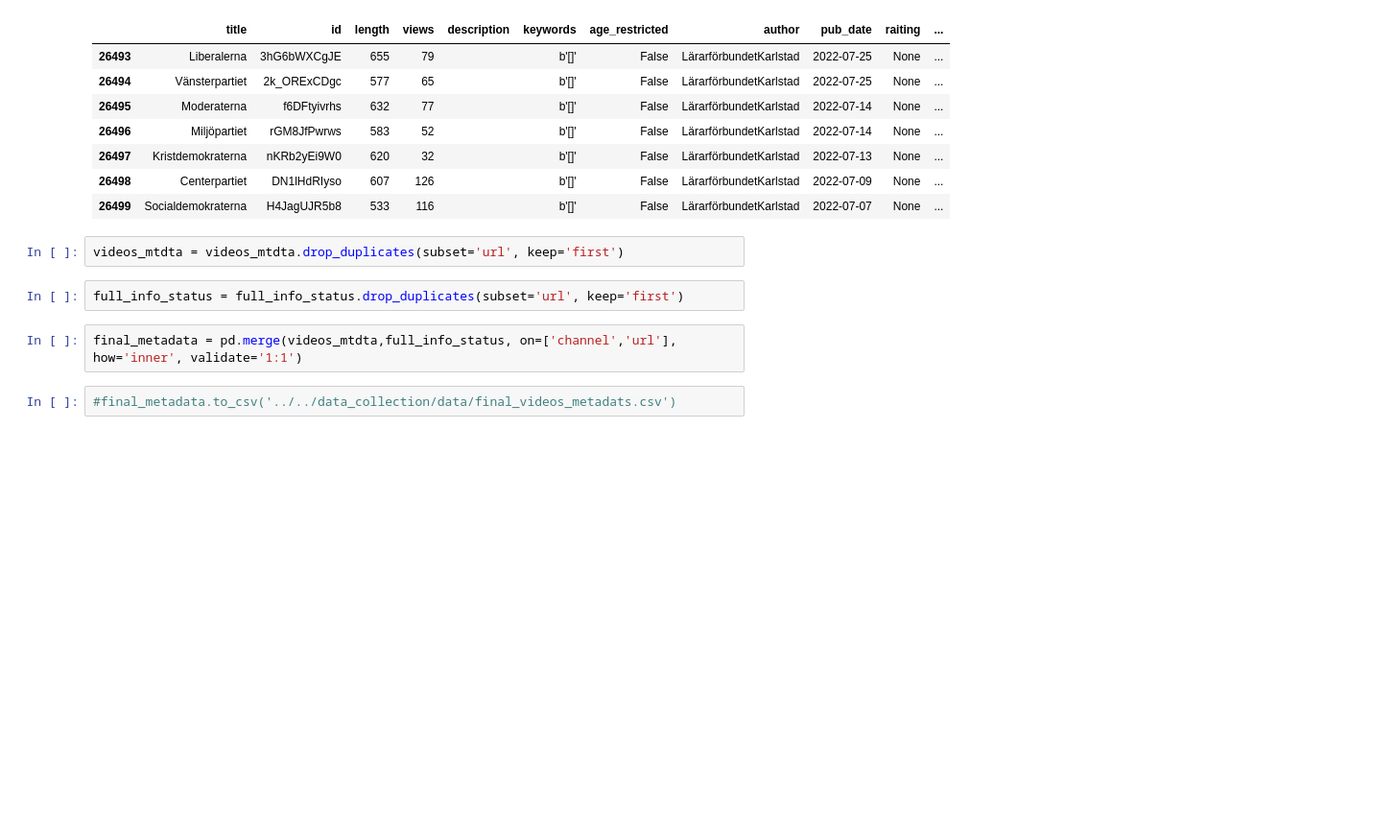
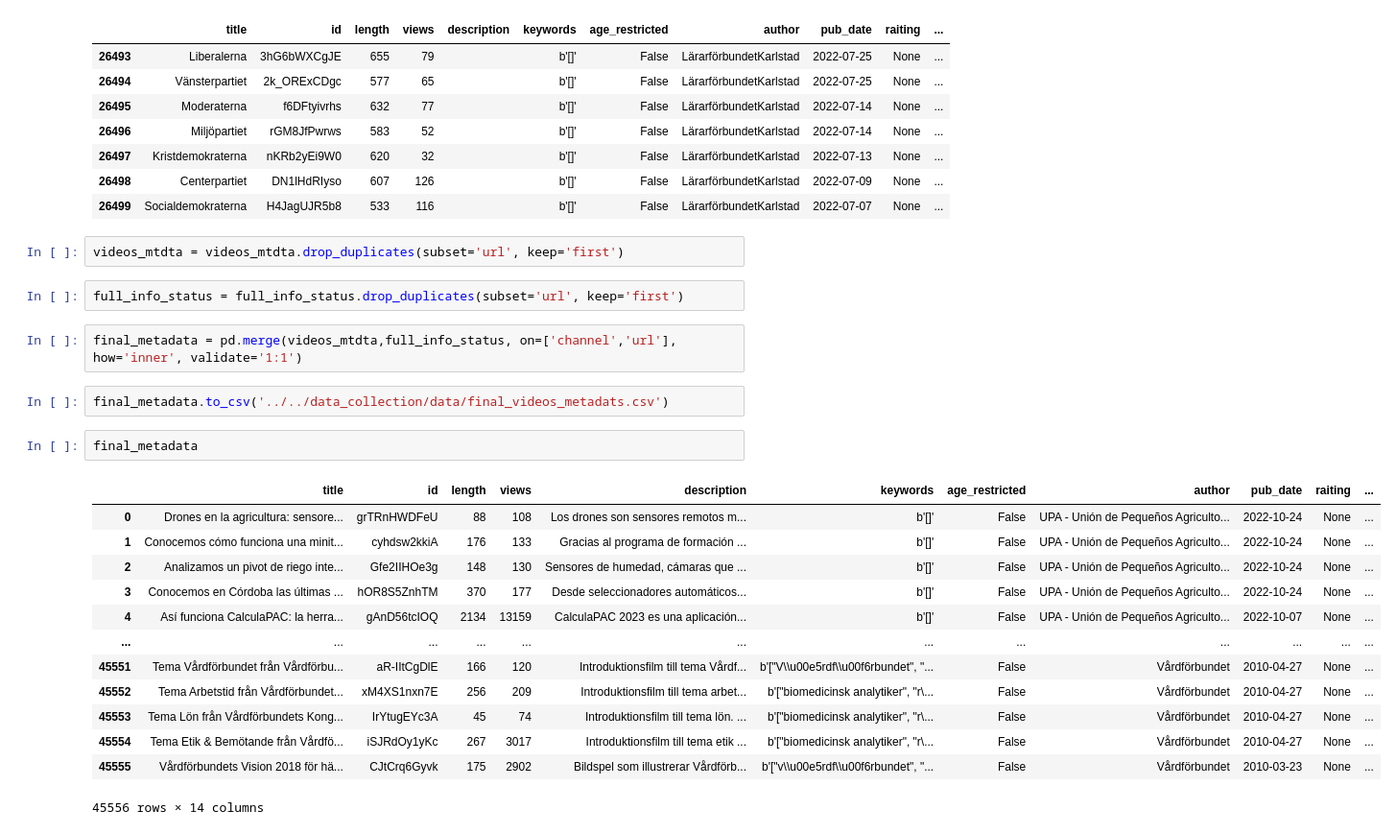
Before and after one commit to DaliaO15/CDHU-katrin_youtube, a Jupyter notebook: prototyping/video_download/downloads_analysis.ipynb, the cells around one changed output. Shown at 96% size. Cells and saved outputs as stored; diff of their text form; blank space fills up the shorter version.

Commit message:
Final version of video metadata file

```diff
--- a/prototyping/video_download/downloads_analysis.ipynb
+++ b/prototyping/video_download/downloads_analysis.ipynb
@@ -333,4 +333,20 @@ full_info_status = full_info_status.drop_duplicates(subset='url', keep='first')
 # %%
 final_metadata = pd.merge(videos_mtdta,full_info_status, on=['channel','url'], how='inner', validate='1:1')
 # %%
-#final_metadata.to_csv('../../data_collection/data/final_videos_metadats.csv')
+final_metadata.to_csv('../../data_collection/data/final_videos_metadats.csv')
+# %%
+final_metadata
+# %% [output]
+|  | title | id | length | views | description | keywords | age_restricted | author | pub_date | raiting | ... |
+| 0 | Drones en la agricultura: sensore... | grTRnHWDFeU | 88 | 108 | Los drones son sensores remotos m... | b'[]' | False | UPA - Unión de Pequeños Agriculto... | 2022-10-24 | None | ... |
+| 1 | Conocemos cómo funciona una minit... | cyhdsw2kkiA | 176 | 133 | Gracias al programa de formación ... | b'[]' | False | UPA - Unión de Pequeños Agriculto... | 2022-10-24 | None | ... |
+| 2 | Analizamos un pivot de riego inte... | Gfe2IIHOe3g | 148 | 130 | Sensores de humedad, cámaras que ... | b'[]' | False | UPA - Unión de Pequeños Agriculto... | 2022-10-24 | None | ... |
+| 3 | Conocemos en Córdoba las últimas ... | hOR8S5ZnhTM | 370 | 177 | Desde seleccionadores automáticos... | b'[]' | False | UPA - Unión de Pequeños Agriculto... | 2022-10-24 | None | ... |
+| 4 | Así funciona CalculaPAC: la herra... | gAnD56tcIOQ | 2134 | 13159 | CalculaPAC 2023 es una aplicación... | b'[]' | False | UPA - Unión de Pequeños Agriculto... | 2022-10-07 | None | ... |
+| ... | ... | ... | ... | ... | ... | ... | ... | ... | ... | ... | ... |
+| 45551 | Tema Vårdförbundet från Vårdförbu... | aR-IItCgDlE | 166 | 120 | Introduktionsfilm till tema Vårdf... | b'["V\\u00e5rdf\\u00f6rbundet", "... | False | Vårdförbundet | 2010-04-27 | None | ... |
+| 45552 | Tema Arbetstid från Vårdförbundet... | xM4XS1nxn7E | 256 | 209 | Introduktionsfilm till tema arbet... | b'["biomedicinsk analytiker", "r\... | False | Vårdförbundet | 2010-04-27 | None | ... |
+| 45553 | Tema Lön från Vårdförbundets Kong... | IrYtugEYc3A | 45 | 74 | Introduktionsfilm till tema lön. ... | b'["biomedicinsk analytiker", "r\... | False | Vårdförbundet | 2010-04-27 | None | ... |
+| 45554 | Tema Etik & Bemötande från Vårdfö... | iSJRdOy1yKc | 267 | 3017 | Introduktionsfilm till tema etik ... | b'["biomedicinsk analytiker", "r\... | False | Vårdförbundet | 2010-04-27 | None | ... |
+| 45555 | Vårdförbundets Vision 2018 för hä... | CJtCrq6Gyvk | 175 | 2902 | Bildspel som illustrerar Vårdförb... | b'["v\\u00e5rdf\\u00f6rbundet", "... | False | Vårdförbundet | 2010-03-23 | None | ... |
+45556 rows × 14 columns
```
